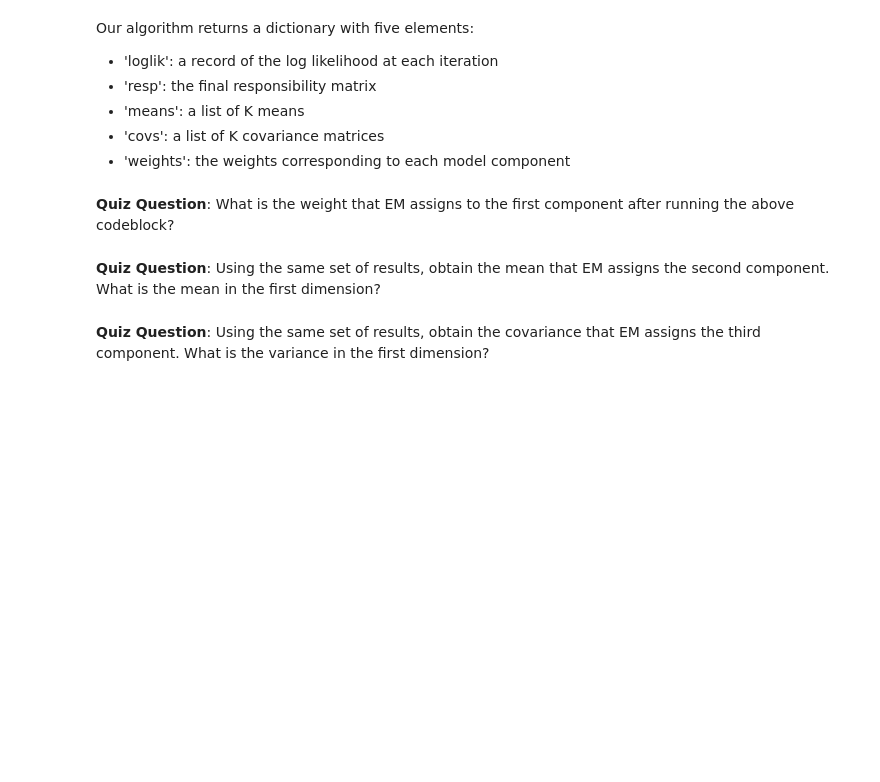
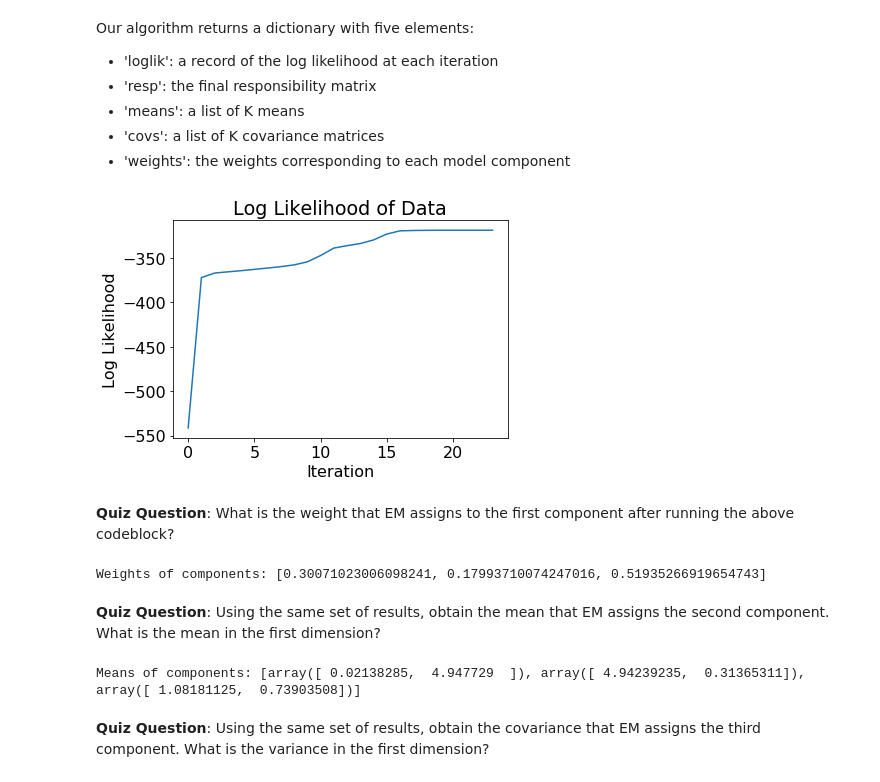
Before and after one commit to WillKoehrsen/Coursera-Machine-Learning-Specialization, a Jupyter notebook: Studying Materials/Course 4 Clustering and Retrieval/Week 4 Mixture Models/3_em-for-gmm_blank.ipynb, the cells around one changed output. Cells and saved outputs as stored; diff of their text form; code cells hidden in the pictures; blank space fills up the shorter version.

```diff
--- a/Studying Materials/Course 4 Clustering and Retrieval/Week 4 Mixture Models/3_em-for-gmm_blank.ipynb
+++ b/Studying Materials/Course 4 Clustering and Retrieval/Week 4 Mixture Models/3_em-for-gmm_blank.ipynb
@@ -201,9 +199,11 @@ def compute_means(data, resp, counts):
         weighted_sum = 0.
         for i in range(num_data):
             # YOUR CODE HERE
+            # Responsibility of data point in cluster times the data point
             weighted_sum += resp[i, k] * data[i]
         # YOUR CODE HERE
-        means[k] = (1 / counts[k]) * weighted_sum
+        # The weighted sum divided by the soft count (total responsibility) in cluster
+        means[k] = weighted_sum * 1 / counts[k]
 
     return means
 # %% [markdown]
@@ -250,9 +248,12 @@ def compute_covariances(data, resp, counts, means):
         weighted_sum = np.zeros((num_dim, num_dim))
         for i in range(num_data):
             # YOUR CODE HERE (Hint: Use np.outer on the data[i] and this cluster's mean)
+            # Responsibility of cluster k for data point i times
+            # the outer product of data - means and transpose of data - means
             weighted_sum += resp[i, k] * np.outer((data[i] - means[k]), (data[i] - means[k]).T)
         # YOUR CODE HERE
-        covariances[k] = (1 / counts[k]) * weighted_sum
+        # The covariance must be divided by the counts for the cluster
+        covariances[k] = weighted_sum / counts[k]
 
     return covariances
 # %% [markdown]
@@ -418,14 +428,25 @@ Our algorithm returns a dictionary with five elements:
 * 'means': a list of K means
 * 'covs': a list of K covariance matrices
 * 'weights': the weights corresponding to each model component
+# %%
+plt.plot(results['loglik'])
+plt.xlabel('Iteration'); plt.ylabel('Log Likelihood'); plt.title('Log Likelihood of Data');
+# %% [output]
+[figure, added]
 # %% [markdown]
 **Quiz Question**: What is the weight that EM assigns to the first component after running the above codeblock?
 # %%
 # Your code here
+print('Weights of components: {}'.format(results['weights']))
+# %% [output]
+Weights of components: [0.30071023006098241, 0.17993710074247016, 0.51935266919654743]
 # %% [markdown]
 **Quiz Question**: Using the same set of results, obtain the mean that EM assigns the second component. What is the mean in the first dimension?
 # %%
 # Your code here
+print('Means of components: {}'.format(results['means']))
+# %% [output]
+Means of components: [array([ 0.02138285,  4.947729  ]), array([ 4.94239235,  0.31365311]), array([ 1.08181125,  0.73903508])]
 # %% [markdown]
 **Quiz Question**: Using the same set of results, obtain the covariance that EM assigns the third component. What is the variance in the first dimension?
 # %%
```
Also changed, not shown: parts of 29 cells of this notebook, 35 other files.
